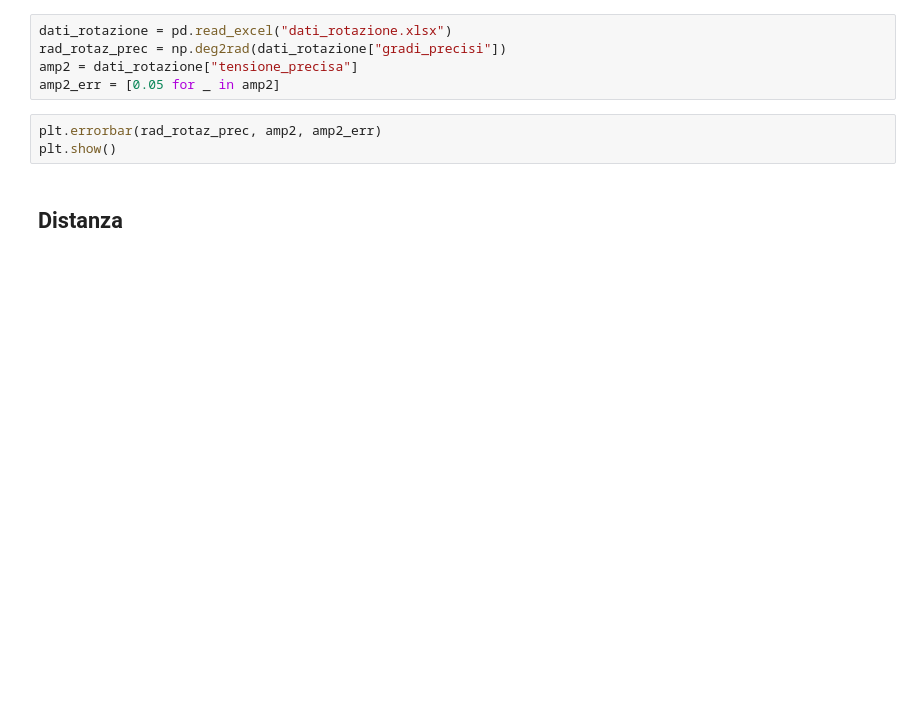
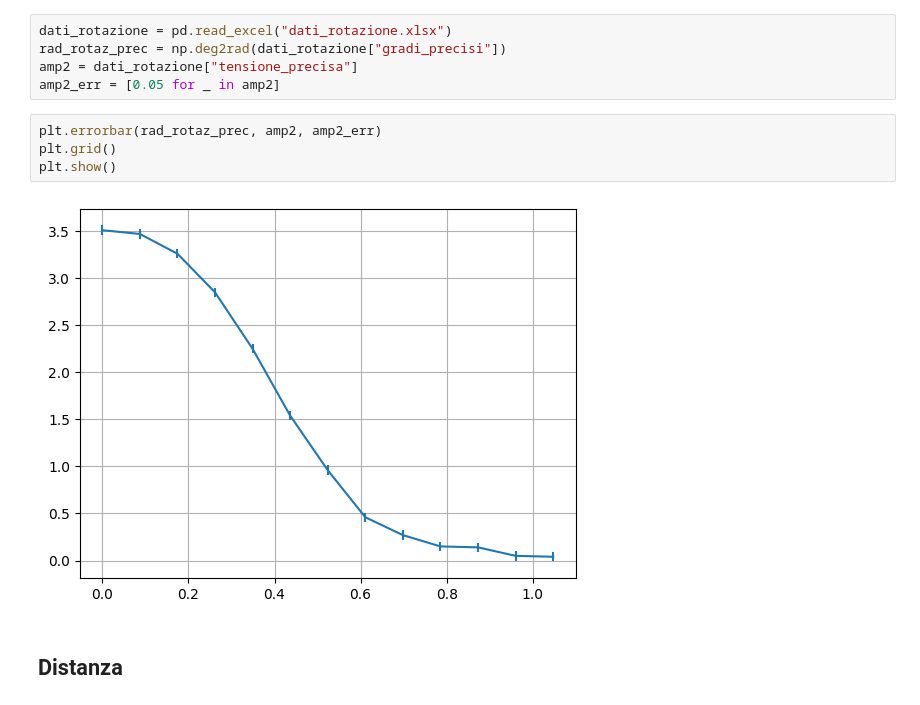
Before and after one commit to Pavar0tty/Laboratorio_2, a Jupyter notebook: Microonde/Analisi.ipynb, the cells around one changed output. Saved outputs shown, nothing was run; the diff lists cells and outputs as text; blank space fills up the shorter version.

```diff
--- a/Microonde/Analisi.ipynb
+++ b/Microonde/Analisi.ipynb
@@ -130,7 +134,10 @@ amp2 = dati_rotazione["tensione_precisa"]
 amp2_err = [0.05 for _ in amp2]
 # %%
 plt.errorbar(rad_rotaz_prec, amp2, amp2_err)
+plt.grid()
 plt.show()
+# %% [output]
+[figure, added]
 # %% [markdown]
 ## Distanza
 # %% [markdown]
```
Also changed, not shown: parts of 6 cells of this notebook, 1 other file.
